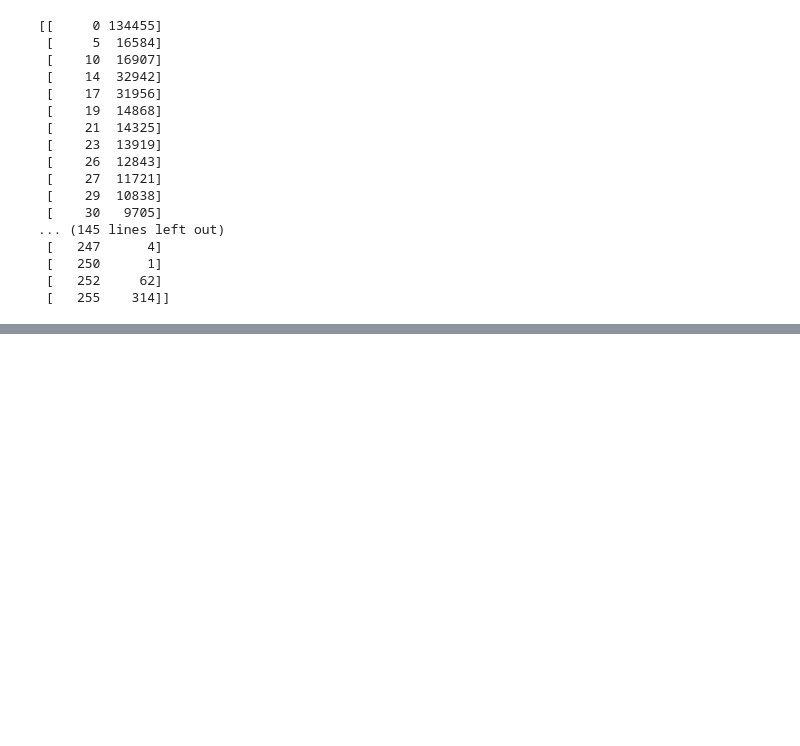
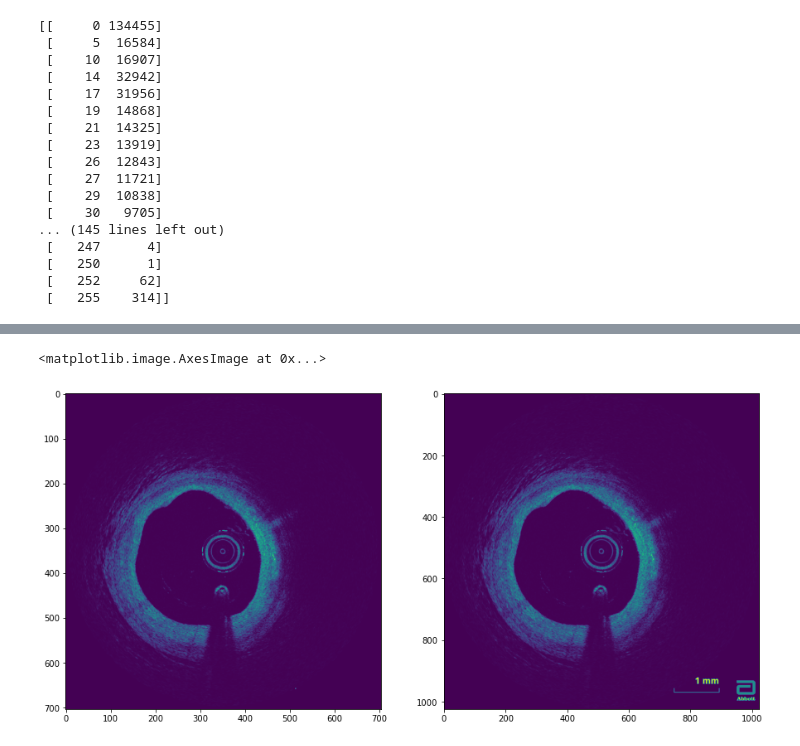
Before and after one commit to Gonzalo2408/CardiacOCT-project, a Jupyter notebook: code/view/check_imgs_integrity.ipynb, the cells around one changed output, grey strips where cells are left out. Drawn from its saved outputs; the diff is of its cells as text; code cells hidden in the pictures; blank space fills up the shorter version.

```diff
--- a/code/view/check_imgs_integrity.ipynb
+++ b/code/view/check_imgs_integrity.ipynb
@@ -102,0 +107,3 @@ print(np.asarray((unique, counts)).T)
+# %%
+img_3d = sitk.ReadImage(r'Z:\grodriguez\CardiacOCT\data-3d\nnUNet_raw_data\Task504_CardiacOCT\imagesTr\EST-NEMC-0027_1_001_0000.nii.gz')
+img_3d_data = sitk.GetArrayFromImage(img_3d)
@@ -102,0 +114,7 @@ print(np.asarray((unique, counts)).T)
+# %%
+img_3d_orig = sitk.ReadImage(r'Z:\grodriguez\CardiacOCT\data-original\scans DICOM\EST-NEMC-0027-RCA.dcm')
+img_3d_data_orig = sitk.GetArrayFromImage(img_3d_orig)
+# %%
+frame = 40
+unique, counts = np.unique(img_3d_data[frame,:,:], return_counts=True)
+print(np.asarray((unique, counts)).T)
@@ -102,0 +160,10 @@ print(np.asarray((unique, counts)).T)
+# %%
+fig, axes = plt.subplots(1, 2, figsize=(15,15))
+
+axes = axes.flatten()
+
+axes[0].imshow(img_3d_data[frame,:,:])
+axes[1].imshow(img_3d_data_orig[frame,:,:,1])
+# %% [output]
+<matplotlib.image.AxesImage at 0x...>
+[figure, added]
```
Also changed, not shown: parts of 5 cells of this notebook, 16 other files.
